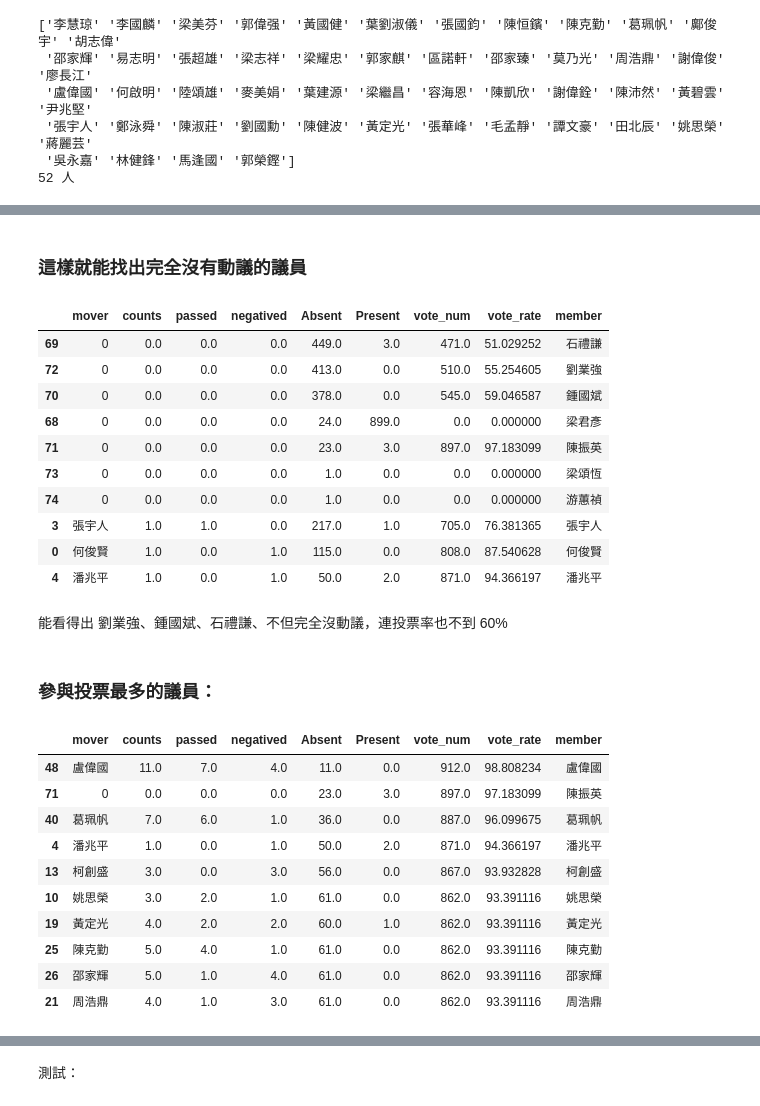
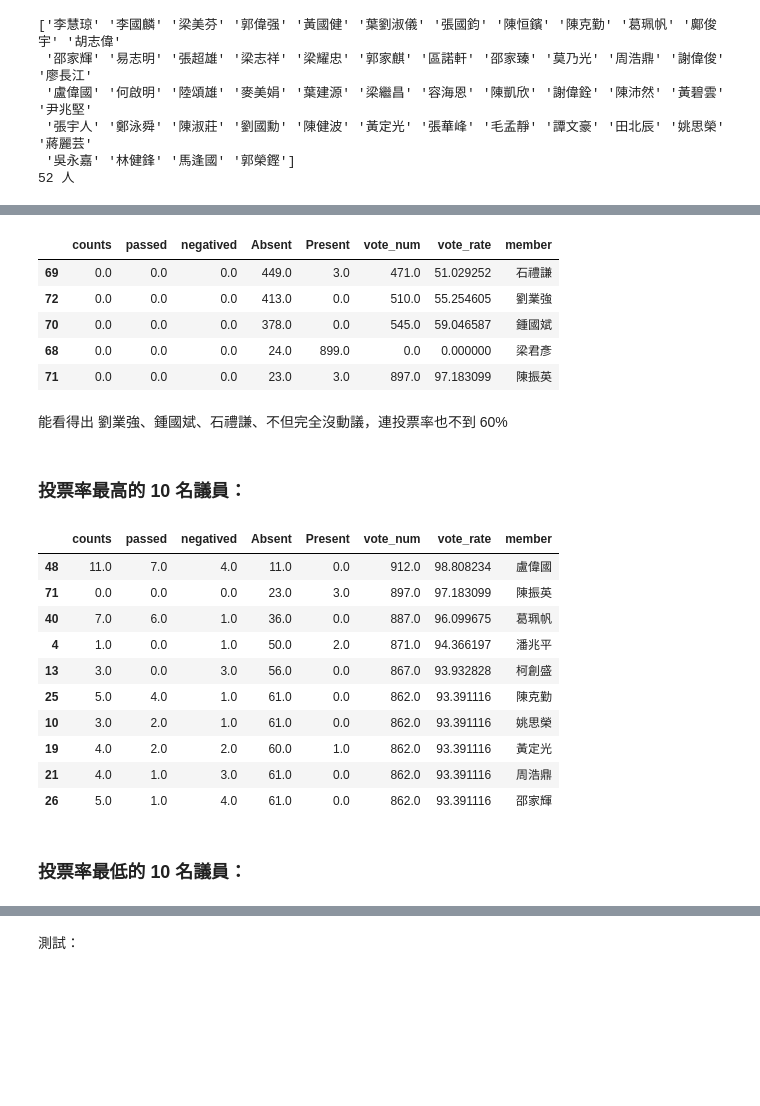
Before and after one commit to TikuisChan/LegcoStat, a Jupyter notebook: legcoStat6_overall.ipynb, the cells around one changed output, grey strips where cells are left out. Saved outputs shown, nothing was run; the diff lists cells and outputs as text; code cells hidden in the pictures; blank space fills up the shorter version.

```diff
--- a/legcoStat6_overall.ipynb
+++ b/legcoStat6_overall.ipynb
@@ -104 +221,12 @@ https://www.info.gov.hk/gia/general/201802/07/P2018020700996.htm
+# %%
+members = ['梁君彥', '涂謹申', '梁耀忠', '石禮謙', '張宇人', '李國麟', '林健鋒', '黃定光', '李慧琼',
+           '陳克勤', '陳健波', '梁美芬', '黃國健', '葉劉淑儀', '謝偉俊', '毛孟靜', '田北辰', '何俊賢',
+           '易志明', '胡志偉', '姚思榮', '馬逢國', '莫乃光', '陳志全', '陳恒鑌', '梁志祥', '梁繼昌',
+           '麥美娟', '郭家麒', '郭偉强', '郭榮鏗', '張華峰', '張超雄', '黃碧雲', '葉建源', '葛珮帆',
+           '廖長江', '潘兆平', '蔣麗芸', '盧偉國', '鍾國斌', '楊岳橋', '尹兆堅', '朱凱廸', '吳永嘉',
+           '何君堯', '何啟明', '林卓廷', '周浩鼎', '邵家輝', '邵家臻', '柯創盛', '容海恩', '陳沛然',
+           '陳振英', '陳淑莊', '張國鈞', '許智峯', '陸頌雄', '劉國勳', '劉業強', '鄭松泰', '鄺俊宇',
+           '譚文豪', '范國威', '區諾軒', '鄭泳舜', '謝偉銓', '陳凱欣', '梁國雄', '羅冠聰', '姚松炎',
+           '劉小麗']
+# '梁頌恆', '游蕙禎'
 # %% [markdown]
@@ -140,0 +292,7 @@ move_count
+# %%
+member_summary = pd.merge(move_count, df[['Absent', 'Present', 'vote_num', 'vote_rate', 'member']],
+                          right_on='member',
+                          left_on='mover',
+                          how='outer')
+member_summary = member_summary.drop(columns=['mover']).fillna(0)
+member_summary.head(10)
@@ -268,34 +380,29 @@ member_summary.drop(columns=['mover']).sort_values('Absent').tail(15)
-# %% [markdown]
-### 這樣就能找出完全沒有動議的議員
 # %%
-member_summary.fillna(0).sort_values(['counts', 'Absent'], ascending=(True, False)).head(10)
+member_summary[member_summary['counts'] == 0].sort_values(['Absent'], ascending=False)
 # %% [output]
-|  | mover | counts | passed | negatived | Absent | Present | vote_num | vote_rate | member |
-| 69 | 0 | 0.0 | 0.0 | 0.0 | 449.0 | 3.0 | 471.0 | 51.029252 | 石禮謙 |
-| 72 | 0 | 0.0 | 0.0 | 0.0 | 413.0 | 0.0 | 510.0 | 55.254605 | 劉業強 |
-| 70 | 0 | 0.0 | 0.0 | 0.0 | 378.0 | 0.0 | 545.0 | 59.046587 | 鍾國斌 |
-| 68 | 0 | 0.0 | 0.0 | 0.0 | 24.0 | 899.0 | 0.0 | 0.000000 | 梁君彥 |
-| 71 | 0 | 0.0 | 0.0 | 0.0 | 23.0 | 3.0 | 897.0 | 97.183099 | 陳振英 |
-| 73 | 0 | 0.0 | 0.0 | 0.0 | 1.0 | 0.0 | 0.0 | 0.000000 | 梁頌恆 |
-| 74 | 0 | 0.0 | 0.0 | 0.0 | 1.0 | 0.0 | 0.0 | 0.000000 | 游蕙禎 |
-| 3 | 張宇人 | 1.0 | 1.0 | 0.0 | 217.0 | 1.0 | 705.0 | 76.381365 | 張宇人 |
-| 0 | 何俊賢 | 1.0 | 0.0 | 1.0 | 115.0 | 0.0 | 808.0 | 87.540628 | 何俊賢 |
-| 4 | 潘兆平 | 1.0 | 0.0 | 1.0 | 50.0 | 2.0 | 871.0 | 94.366197 | 潘兆平 |
+|  | counts | passed | negatived | Absent | Present | vote_num | vote_rate | member |
+| 69 | 0.0 | 0.0 | 0.0 | 449.0 | 3.0 | 471.0 | 51.029252 | 石禮謙 |
+| 72 | 0.0 | 0.0 | 0.0 | 413.0 | 0.0 | 510.0 | 55.254605 | 劉業強 |
+| 70 | 0.0 | 0.0 | 0.0 | 378.0 | 0.0 | 545.0 | 59.046587 | 鍾國斌 |
+| 68 | 0.0 | 0.0 | 0.0 | 24.0 | 899.0 | 0.0 | 0.000000 | 梁君彥 |
+| 71 | 0.0 | 0.0 | 0.0 | 23.0 | 3.0 | 897.0 | 97.183099 | 陳振英 |
 # %% [markdown]
 能看得出 劉業強、鍾國斌、石禮謙、不但完全沒動議，連投票率也不到 60%
-# %% [markdown]
-### 參與投票最多的議員：
+# %% [markdown]
+### 投票率最高的 10 名議員：
 # %%
-member_summary.fillna(0).sort_values('vote_num', ascending=False).head(10)
+member_summary.sort_values('vote_num', ascending=False).head(10)
 # %% [output]
-|  | mover | counts | passed | negatived | Absent | Present | vote_num | vote_rate | member |
-| 48 | 盧偉國 | 11.0 | 7.0 | 4.0 | 11.0 | 0.0 | 912.0 | 98.808234 | 盧偉國 |
-| 71 | 0 | 0.0 | 0.0 | 0.0 | 23.0 | 3.0 | 897.0 | 97.183099 | 陳振英 |
-| 40 | 葛珮帆 | 7.0 | 6.0 | 1.0 | 36.0 | 0.0 | 887.0 | 96.099675 | 葛珮帆 |
-| 4 | 潘兆平 | 1.0 | 0.0 | 1.0 | 50.0 | 2.0 | 871.0 | 94.366197 | 潘兆平 |
-| 13 | 柯創盛 | 3.0 | 0.0 | 3.0 | 56.0 | 0.0 | 867.0 | 93.932828 | 柯創盛 |
-| 10 | 姚思榮 | 3.0 | 2.0 | 1.0 | 61.0 | 0.0 | 862.0 | 93.391116 | 姚思榮 |
-| 19 | 黃定光 | 4.0 | 2.0 | 2.0 | 60.0 | 1.0 | 862.0 | 93.391116 | 黃定光 |
-| 25 | 陳克勤 | 5.0 | 4.0 | 1.0 | 61.0 | 0.0 | 862.0 | 93.391116 | 陳克勤 |
-| 26 | 邵家輝 | 5.0 | 1.0 | 4.0 | 61.0 | 0.0 | 862.0 | 93.391116 | 邵家輝 |
-| 21 | 周浩鼎 | 4.0 | 1.0 | 3.0 | 61.0 | 0.0 | 862.0 | 93.391116 | 周浩鼎 |
+|  | counts | passed | negatived | Absent | Present | vote_num | vote_rate | member |
+| 48 | 11.0 | 7.0 | 4.0 | 11.0 | 0.0 | 912.0 | 98.808234 | 盧偉國 |
+| 71 | 0.0 | 0.0 | 0.0 | 23.0 | 3.0 | 897.0 | 97.183099 | 陳振英 |
+| 40 | 7.0 | 6.0 | 1.0 | 36.0 | 0.0 | 887.0 | 96.099675 | 葛珮帆 |
+| 4 | 1.0 | 0.0 | 1.0 | 50.0 | 2.0 | 871.0 | 94.366197 | 潘兆平 |
+| 13 | 3.0 | 0.0 | 3.0 | 56.0 | 0.0 | 867.0 | 93.932828 | 柯創盛 |
+| 25 | 5.0 | 4.0 | 1.0 | 61.0 | 0.0 | 862.0 | 93.391116 | 陳克勤 |
+| 10 | 3.0 | 2.0 | 1.0 | 61.0 | 0.0 | 862.0 | 93.391116 | 姚思榮 |
+| 19 | 4.0 | 2.0 | 2.0 | 60.0 | 1.0 | 862.0 | 93.391116 | 黃定光 |
+| 21 | 4.0 | 1.0 | 3.0 | 61.0 | 0.0 | 862.0 | 93.391116 | 周浩鼎 |
+| 26 | 5.0 | 1.0 | 4.0 | 61.0 | 0.0 | 862.0 | 93.391116 | 邵家輝 |
+# %% [markdown]
+### 投票率最低的 10 名議員：
```
Also changed, not shown: parts of 85 cells of this notebook.
